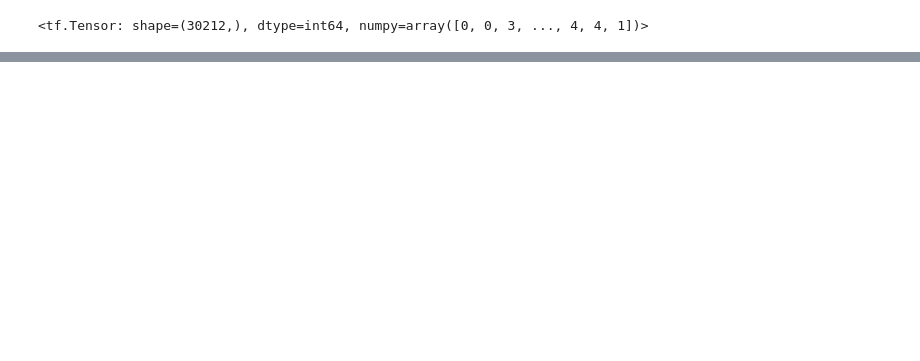
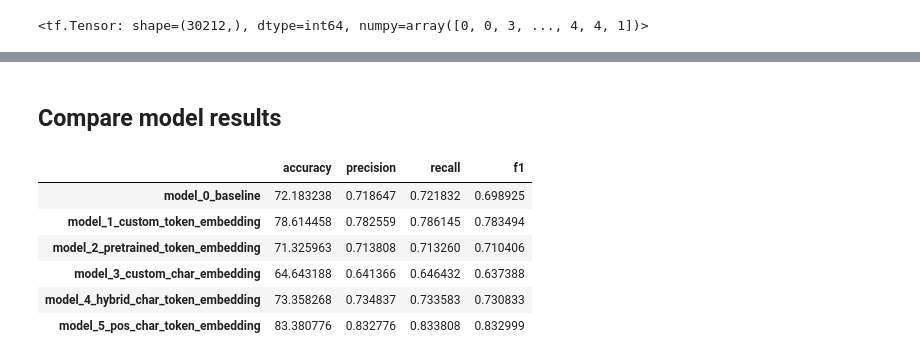
Before and after one commit to johanesPao/tensorflow_developer_certificate, a Jupyter notebook: 09_SkimLit_nlp_milestone_project_2.ipynb, the cells around one changed output, grey strips where cells are left out. Cells and saved outputs as stored; diff of their text form; code cells hidden in the pictures; blank space fills up the shorter version.

```diff
--- a/09_SkimLit_nlp_milestone_project_2.ipynb
+++ b/09_SkimLit_nlp_milestone_project_2.ipynb
@@ -1600,0 +1599,20 @@ model_5_results
+# %% [markdown]
+## Compare model results
+# %%
+# Combine model results into a dataframe
+all_model_results = pd.DataFrame({"model_0_baseline": baseline_results,
+                                  "model_1_custom_token_embedding": model_1_results,
+                                  "model_2_pretrained_token_embedding": model_2_results,
+                                  "model_3_custom_char_embedding": model_3_results,
+                                  "model_4_hybrid_char_token_embedding": model_4_results,
+                                  "model_5_pos_char_token_embedding": model_5_results})
+all_model_results = all_model_results.transpose()
+all_model_results
+# %% [output]
+|  | accuracy | precision | recall | f1 |
+| model_0_baseline | 72.183238 | 0.718647 | 0.721832 | 0.698925 |
+| model_1_custom_token_embedding | 78.614458 | 0.782559 | 0.786145 | 0.783494 |
+| model_2_pretrained_token_embedding | 71.325963 | 0.713808 | 0.713260 | 0.710406 |
+| model_3_custom_char_embedding | 64.643188 | 0.641366 | 0.646432 | 0.637388 |
+| model_4_hybrid_char_token_embedding | 73.358268 | 0.734837 | 0.733583 | 0.730833 |
+| model_5_pos_char_token_embedding | 83.380776 | 0.832776 | 0.833808 | 0.832999 |
```
Also changed, not shown: parts of 36 cells of this notebook.
